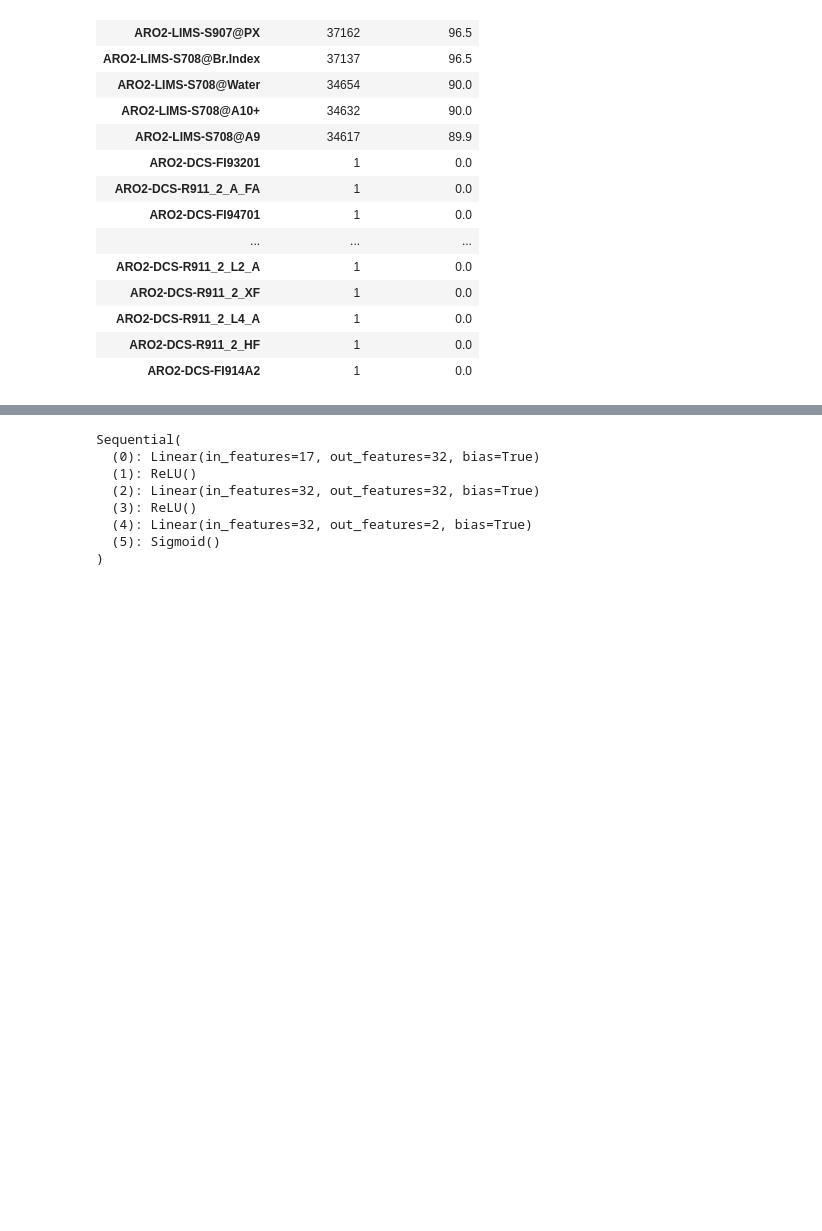
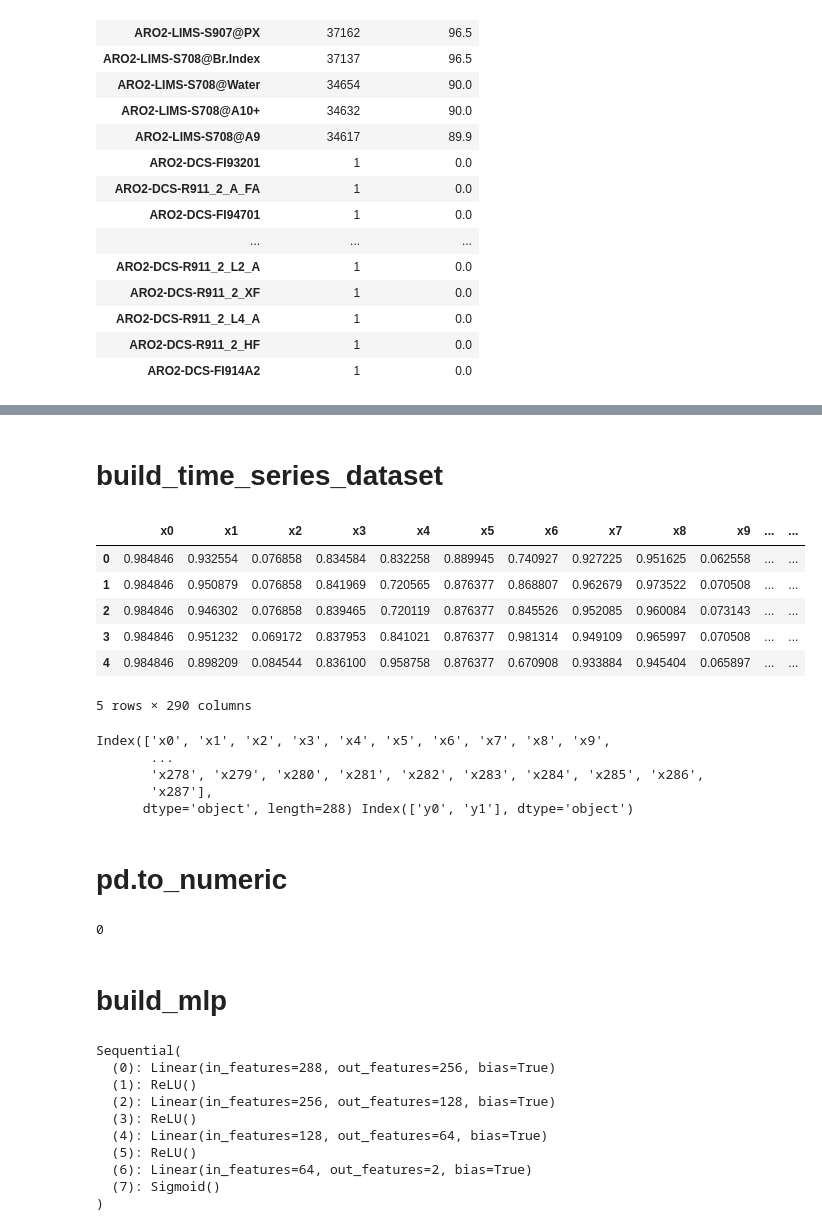
Before and after one commit to skywalker0803r/R911R912, a Jupyter notebook: notebook/EDA5.ipynb, the cells around one changed output, grey strips where cells are left out. Drawn from its saved outputs; the diff is of its cells as text; code cells hidden in the pictures; blank space fills up the shorter version.

```diff
--- a/notebook/EDA5.ipynb
+++ b/notebook/EDA5.ipynb
@@ -118,0 +125,17 @@ There are 19 columns that have missing values.
+# %%
+from sklearn.preprocessing import MinMaxScaler
+mmx = MinMaxScaler()
+df[:] = mmx.fit_transform(df[:])
+new_x_col = []
+for i in x_col:
+    n =  get_interval(df,i)
+    if n == 1:
+        new_x_col.append(i)
+new_y_col = []
+for i in y_col:
+    n = get_interval(df,i)
+    if n == 24:
+        new_y_col.append(i)
+x_col = new_x_col
+y_col = new_y_col
+df.head()
@@ -119,12 +149,59 @@ There are 19 columns that have missing values.
+# %% [markdown]
+# build_time_series_dataset
+# %%
+data = build_time_series_dataset(df.dropna(),x_col,y_col,n=24)
+def flatten_dataset(data):
+    b = data['X'].shape[0]
+    t = data['X'].shape[1]
+    f = data['X'].shape[2]
+    X = data['X'].reshape(b,t*f)
+    Y = data['Y']
+    X = pd.DataFrame(X,columns=['x'+str(i) for i in range(t*f)])#.join(pd.DataFrame(data['Y']))
+    Y = pd.DataFrame(Y,columns=['y'+str(i) for i in range(data['Y'].shape[1])])
+    df = X.join(Y)
+    x_col = X.columns
+    y_col = Y.columns
+    return df,x_col,y_col
+df,x_col,y_col = flatten_dataset(data)
+display(df.head())
+print(x_col,y_col)
+# %% [output]
+|  | x0 | x1 | x2 | x3 | x4 | x5 | x6 | x7 | x8 | x9 | ... | ... |
+| 0 | 0.984846 | 0.932554 | 0.076858 | 0.834584 | 0.832258 | 0.889945 | 0.740927 | 0.927225 | 0.951625 | 0.062558 | ... | ... |
+| 1 | 0.984846 | 0.950879 | 0.076858 | 0.841969 | 0.720565 | 0.876377 | 0.868807 | 0.962679 | 0.973522 | 0.070508 | ... | ... |
+| 2 | 0.984846 | 0.946302 | 0.076858 | 0.839465 | 0.720119 | 0.876377 | 0.845526 | 0.952085 | 0.960084 | 0.073143 | ... | ... |
+| 3 | 0.984846 | 0.951232 | 0.069172 | 0.837953 | 0.841021 | 0.876377 | 0.981314 | 0.949109 | 0.965997 | 0.070508 | ... | ... |
+| 4 | 0.984846 | 0.898209 | 0.084544 | 0.836100 | 0.958758 | 0.876377 | 0.670908 | 0.933884 | 0.945404 | 0.065897 | ... | ... |
+5 rows × 290 columns
+Index(['x0', 'x1', 'x2', 'x3', 'x4', 'x5', 'x6', 'x7', 'x8', 'x9',
+       ...
+       'x278', 'x279', 'x280', 'x281', 'x282', 'x283', 'x284', 'x285', 'x286',
+       'x287'],
+      dtype='object', length=288) Index(['y0', 'y1'], dtype='object')
+# %% [markdown]
+# pd.to_numeric
+# %%
+for i in df.columns:
+    df[i] = pd.to_numeric(df[i],errors='coerce')
+df.isnull().sum().sum()
+# %% [output]
+0
+# %% [markdown]
+# build_mlp
 # %%
-model = build_mlp(layers=[17,32,32,2],activation_function=nn.ReLU(),output_activation_function=nn.Sigmoid())
+model = build_mlp(
+    layers=[len(x_col),256,128,64,len(y_col)],
+    activation_function=nn.ReLU(),
+    output_activation_function=nn.Sigmoid())
 model
 # %% [output]
 Sequential(
-  (0): Linear(in_features=17, out_features=32, bias=True)
+  (0): Linear(in_features=288, out_features=256, bias=True)
   (1): ReLU()
-  (2): Linear(in_features=32, out_features=32, bias=True)
+  (2): Linear(in_features=256, out_features=128, bias=True)
   (3): ReLU()
-  (4): Linear(in_features=32, out_features=2, bias=True)
-  (5): Sigmoid()
+  (4): Linear(in_features=128, out_features=64, bias=True)
+  (5): ReLU()
+  (6): Linear(in_features=64, out_features=2, bias=True)
+  (7): Sigmoid()
 )
```
Also changed, not shown: parts of 11 cells of this notebook.
